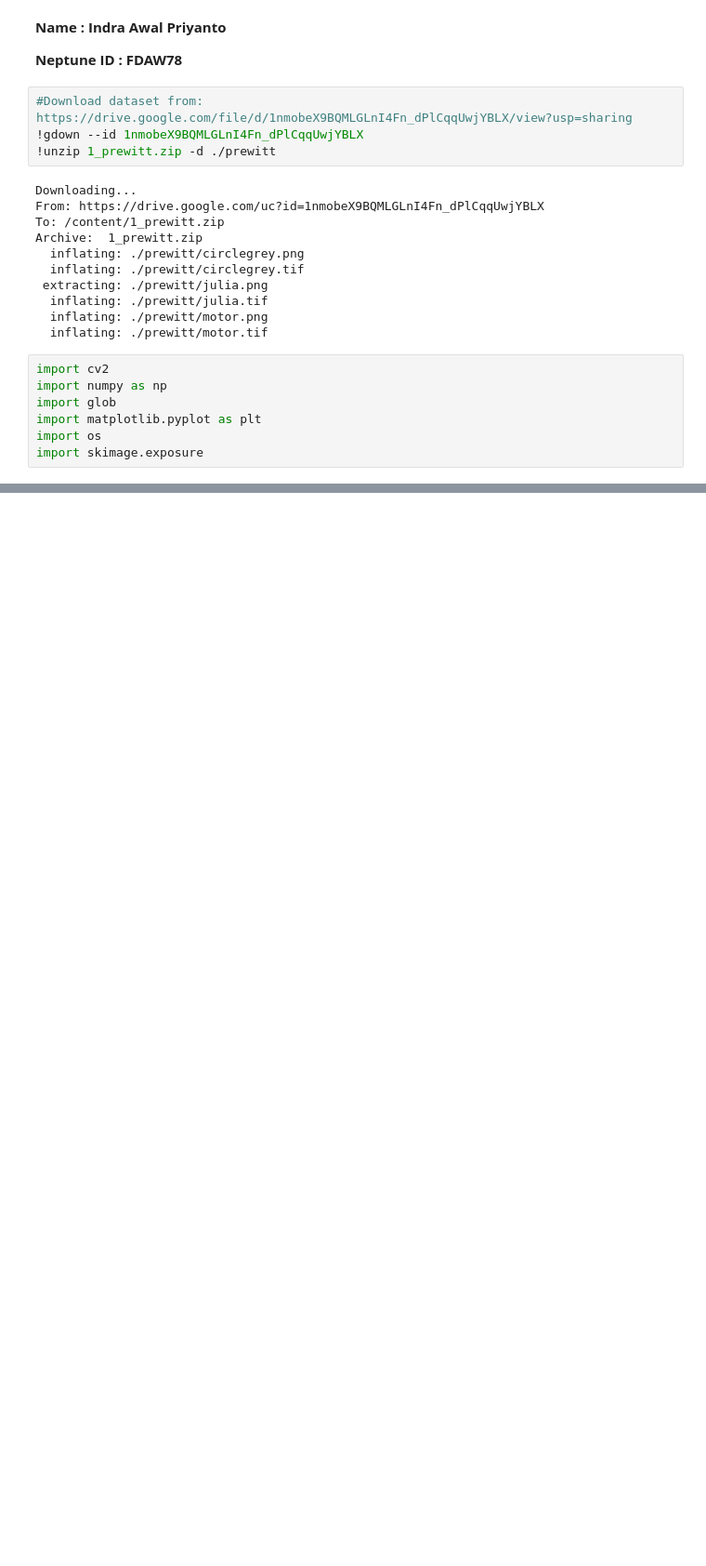
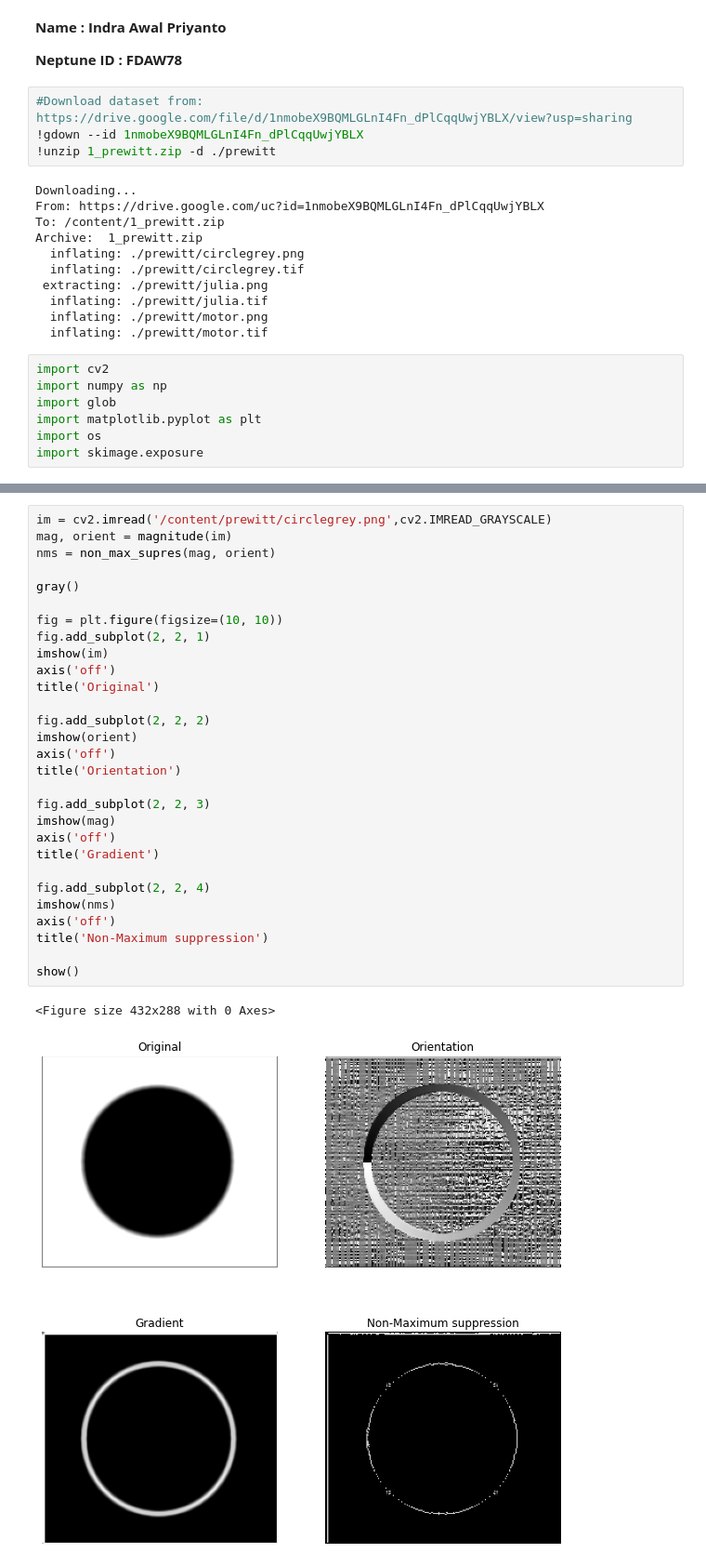
Before and after one commit to rikkudo/prewitt, a Jupyter notebook: FDAW78_Task_1_Prewitt.ipynb, the cells around one changed output, grey strips where cells are left out. Shown at 93% size. Drawn from its saved outputs; the diff is of its cells as text; blank space fills up the shorter version.

```diff
--- a/FDAW78_Task_1_Prewitt.ipynb
+++ b/FDAW78_Task_1_Prewitt.ipynb
@@ -199,0 +128,32 @@ Text(0.5, 1.0, 'NMS')
+# %%
+im = cv2.imread('/content/prewitt/circlegrey.png',cv2.IMREAD_GRAYSCALE)
+mag, orient = magnitude(im)
+nms = non_max_supres(mag, orient)
+
+gray()
+
+fig = plt.figure(figsize=(10, 10))
+fig.add_subplot(2, 2, 1)
+imshow(im)
+axis('off')
+title('Original')
+
+fig.add_subplot(2, 2, 2)
+imshow(orient)
+axis('off')
+title('Orientation')
+
+fig.add_subplot(2, 2, 3)
+imshow(mag)
+axis('off')
+title('Gradient')
+
+fig.add_subplot(2, 2, 4)
+imshow(nms)
+axis('off')
+title('Non-Maximum suppression')
+
+show()
+# %% [output]
+<Figure size 432x288 with 0 Axes>
+[figure, added]
```
Also changed, not shown: parts of 14 cells of this notebook.
